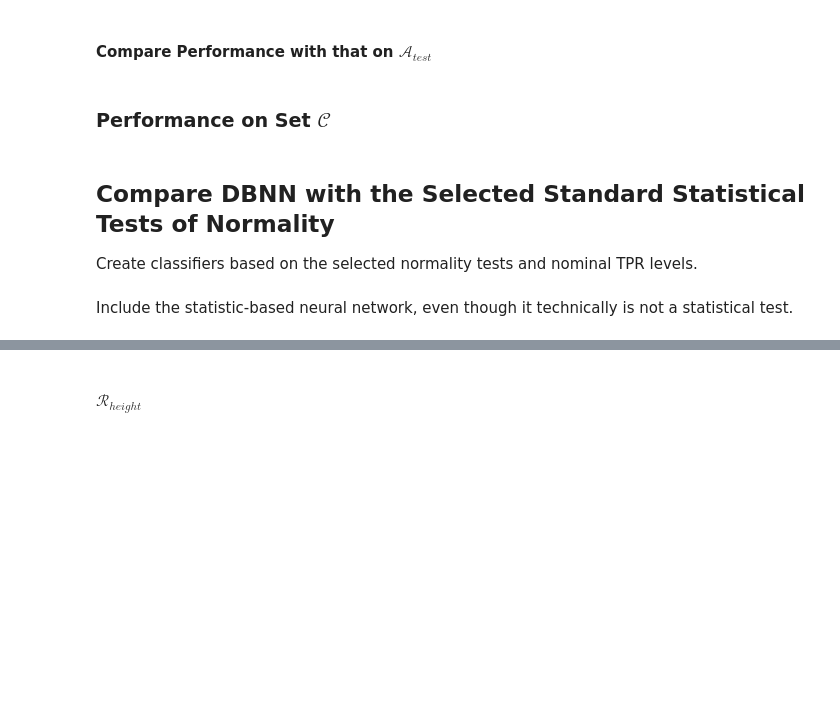
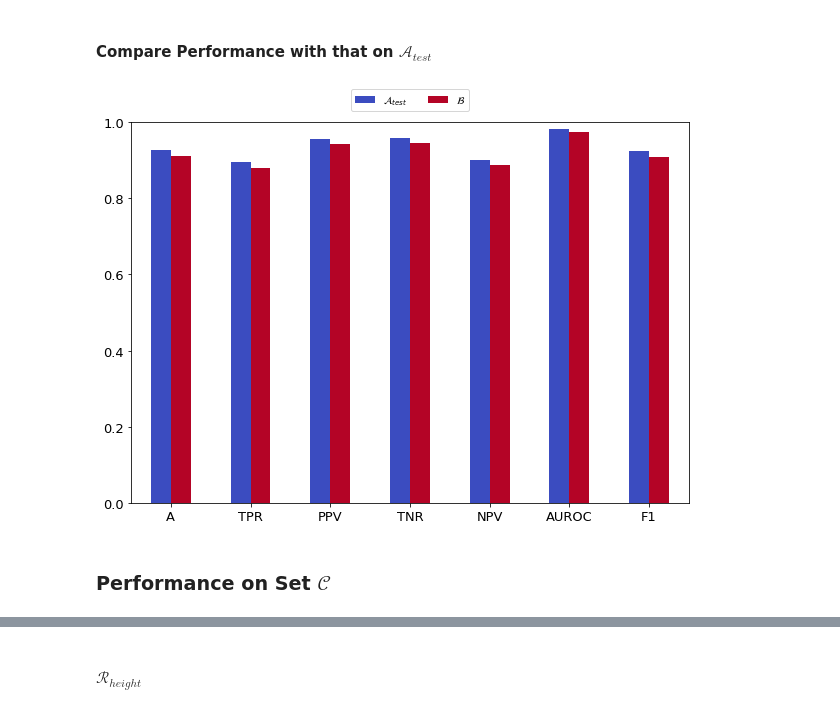
Before and after one commit to milos-simic/neural-normality, a Jupyter notebook: descriptor_based_neural_networks.ipynb, the cells around one changed output, grey strips where cells are left out. Cells and saved outputs as stored; diff of their text form; code cells hidden in the pictures; blank space fills up the shorter version.

```diff
--- a/descriptor_based_neural_networks.ipynb
+++ b/descriptor_based_neural_networks.ipynb
@@ -576,16 +1322,21 @@ fig
 # %% [markdown]
 #### Compare Performance with that on $\mathcal{A}_{test}$
 # %%
+results_A_test = dbnn_storage['results']['evaluation']['DBNN']['A_test']
+results_B = dbnn_storage['results']['evaluation']['DBNN']['B']
+
 metrics_no_ur = ['A', 'TPR', 'PPV', 'TNR', 'NPV', 'AUROC', 'F1']
 df = pd.DataFrame({'$\mathcal{A}_{test}$' : results_A_test.loc['overall', metrics_no_ur],
                    '$\mathcal{B}$' : results_B.loc['overall', metrics_no_ur]})
 
 fig = df.plot(kind='bar', cmap=plt.get_cmap('coolwarm'),
               figsize=(10, 7), ylim=(0, 1), rot=0)
 
 #help(fig.legend)#(bbox_to_anchor=(1.2, 1.025))
 fig.legend(loc='upper center', bbox_to_anchor=(0.5, 1.1), ncol=2)
 
 dbnn_storage['reports']['evaluation']['AB'] = {'fig' : fig}
+# %% [output]
+[figure, added]
 # %% [markdown]
 ### Performance on Set $\mathcal{C}$
@@ -626,4 +1342,0 @@ dbnn_storage['reports']['evaluation']['C'] = {'latex' : latex, 'fig' : fig}
-# %% [markdown]
-## Compare DBNN with the Selected Standard Statistical Tests of Normality
-
-Create classifiers based on the selected normality tests and nominal TPR levels.
@@ -639,2 +1342,0 @@ for test_code in codes:
-# %% [markdown]
-Include the statistic-based neural network, even though it technically is not a statistical test.
```
Also changed, not shown: parts of 117 cells of this notebook, 36 other files.
